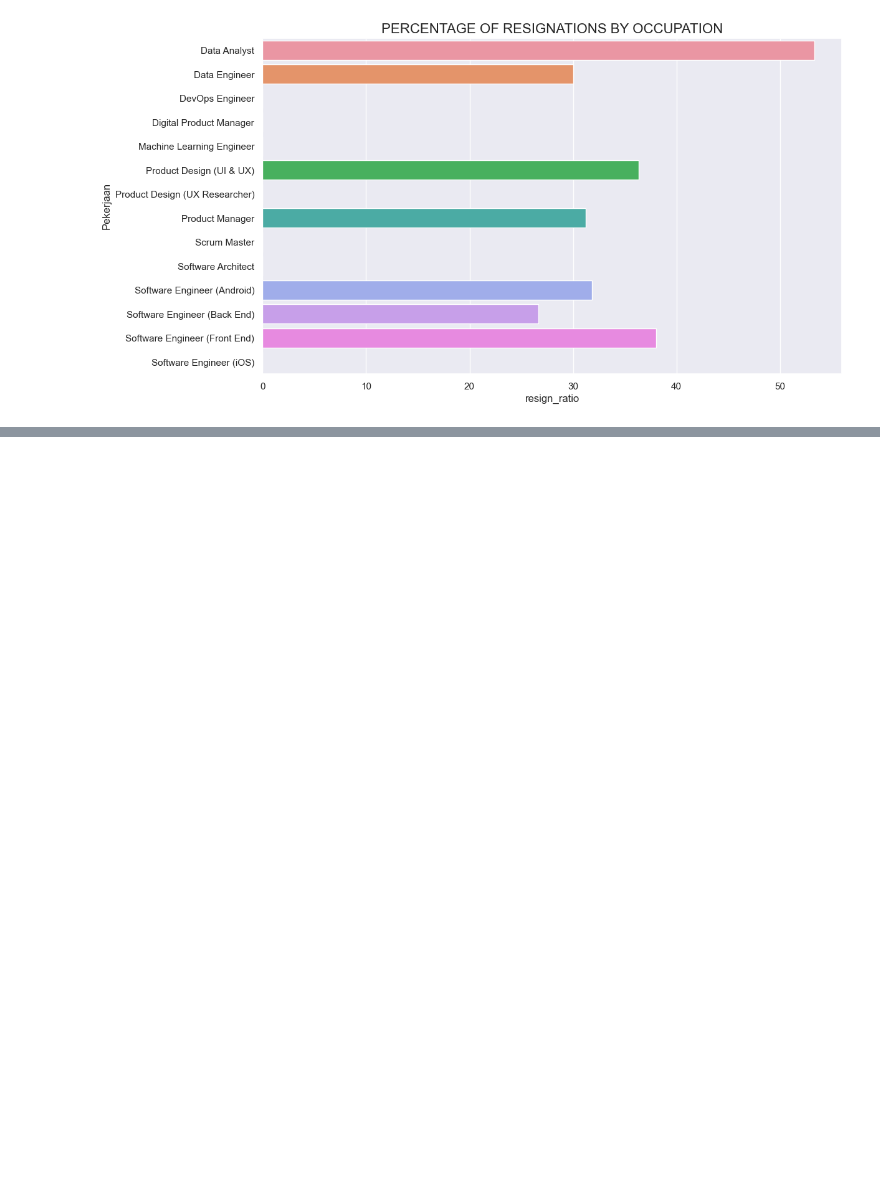
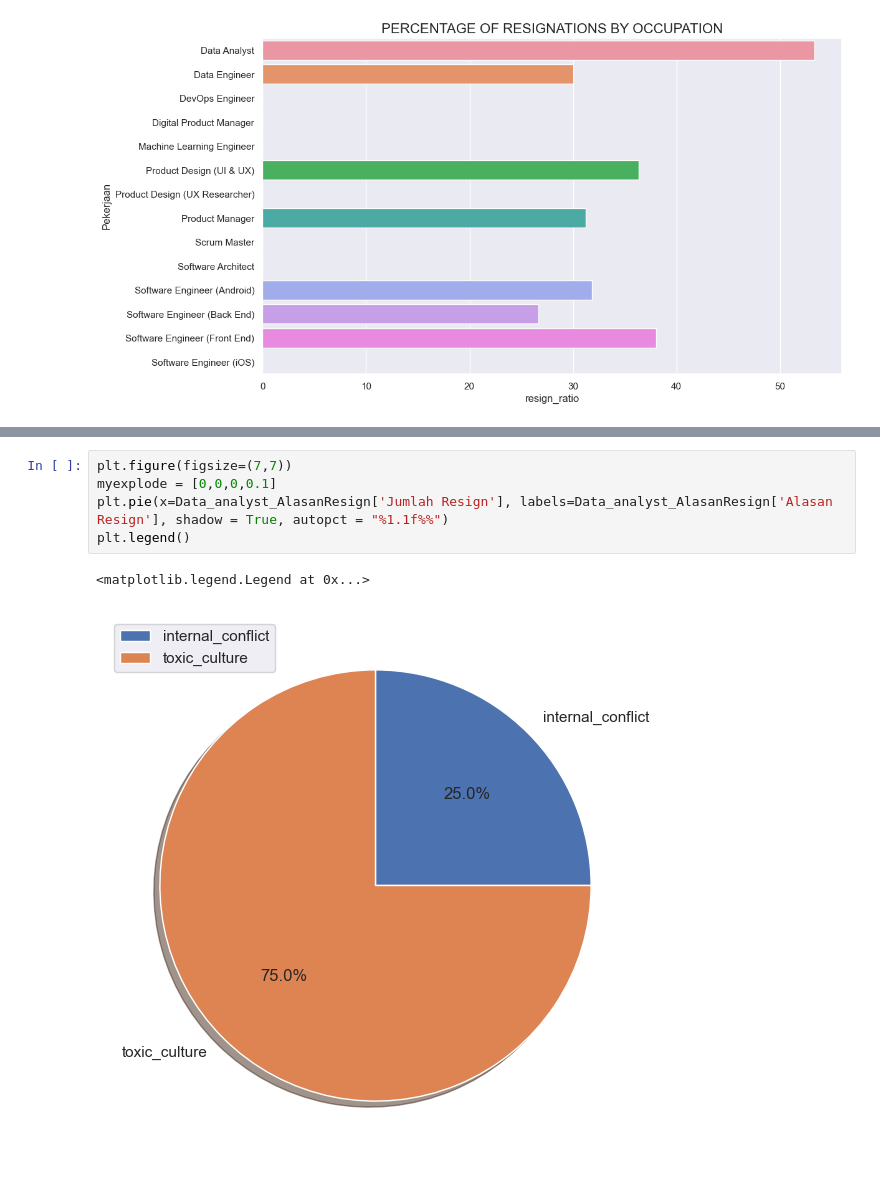
Before and after one commit to JodhiKrisantus/Improving-Employee-Retention, a Jupyter notebook: script_python.ipynb, the cells around one changed output, grey strips where cells are left out. Saved outputs shown, nothing was run; the diff lists cells and outputs as text; blank space fills up the shorter version.

```diff
--- a/script_python.ipynb
+++ b/script_python.ipynb
@@ -483,0 +533,8 @@ Text(0.5, 1.0, 'PERCENTAGE OF RESIGNATIONS BY OCCUPATION')
+# %%
+plt.figure(figsize=(7,7))
+myexplode = [0,0,0,0.1]
+plt.pie(x=Data_analyst_AlasanResign['Jumlah Resign'], labels=Data_analyst_AlasanResign['Alasan Resign'], shadow = True, autopct = "%1.1f%%")
+plt.legend()
+# %% [output]
+<matplotlib.legend.Legend at 0x...>
+[figure, added]
```
Also changed, not shown: parts of 6 cells of this notebook.
